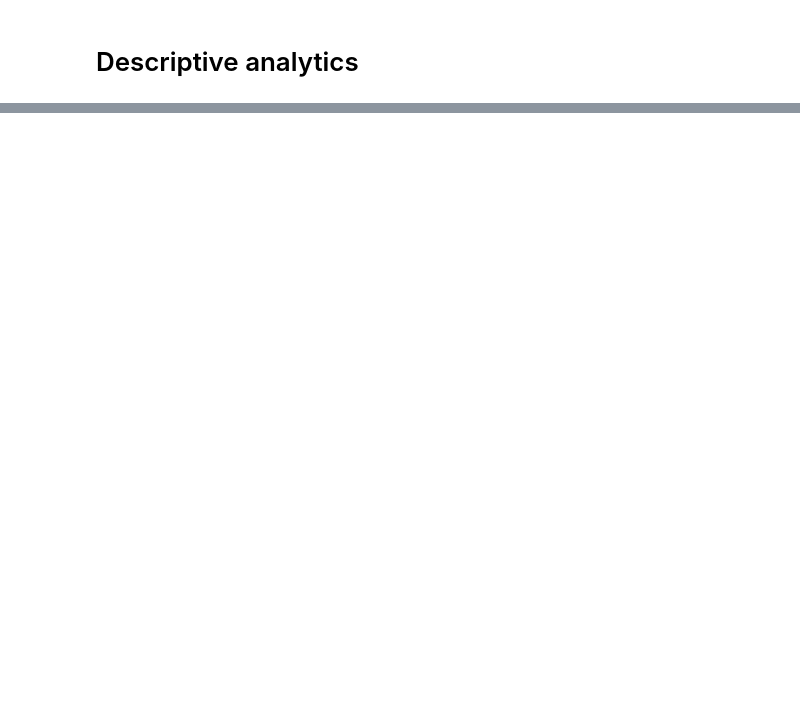
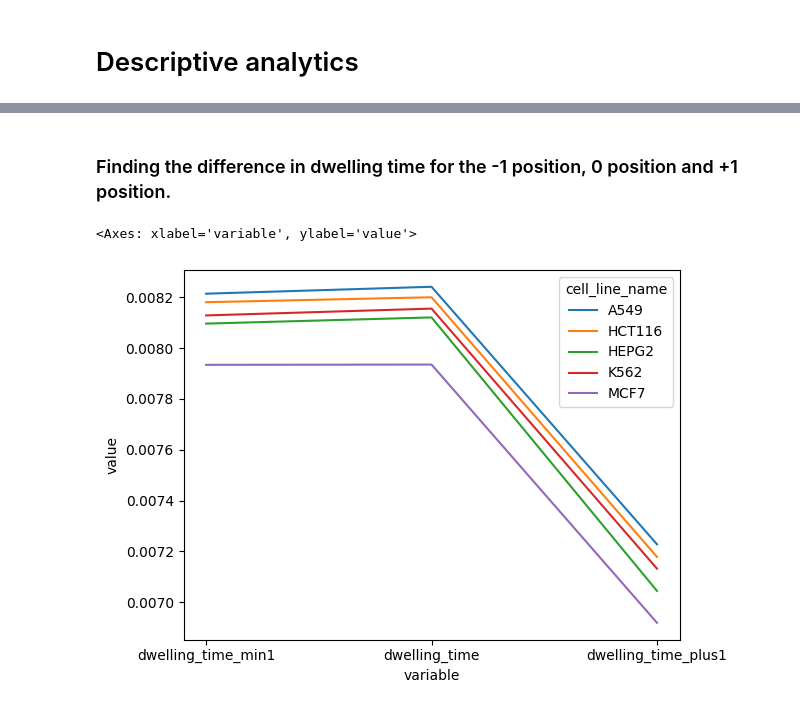
Before and after one commit to OYL02/helix4262, a Jupyter notebook: notebooks/task2.ipynb, the cells around one changed output, grey strips where cells are left out. Saved outputs shown, nothing was run; the diff lists cells and outputs as text; code cells hidden in the pictures; blank space fills up the shorter version.

```diff
--- a/notebooks/task2.ipynb
+++ b/notebooks/task2.ipynb
@@ -319,0 +185,12 @@ Index(['transcript_name', 'json_position', 'nucleotide_seq',
+# %% [markdown]
+### Finding the difference in dwelling time for the -1 position, 0 position and +1 position.
+# %%
+difference_df = agg_merged_df
+difference_df = difference_df.groupby("cell_line_name")[["dwelling_time_min1", "dwelling_time", "dwelling_time_plus1"]].mean().reset_index()
+difference_df = difference_df.melt(id_vars = "cell_line_name",
+                                   value_vars = ["dwelling_time_min1", "dwelling_time", "dwelling_time_plus1"],
+                                   )
+sns.lineplot(data = difference_df, x = 'variable', y = 'value', hue = 'cell_line_name')
+# %% [output]
+<Axes: xlabel='variable', ylabel='value'>
+[figure, added]
```
Also changed, not shown: parts of 41 cells of this notebook.
